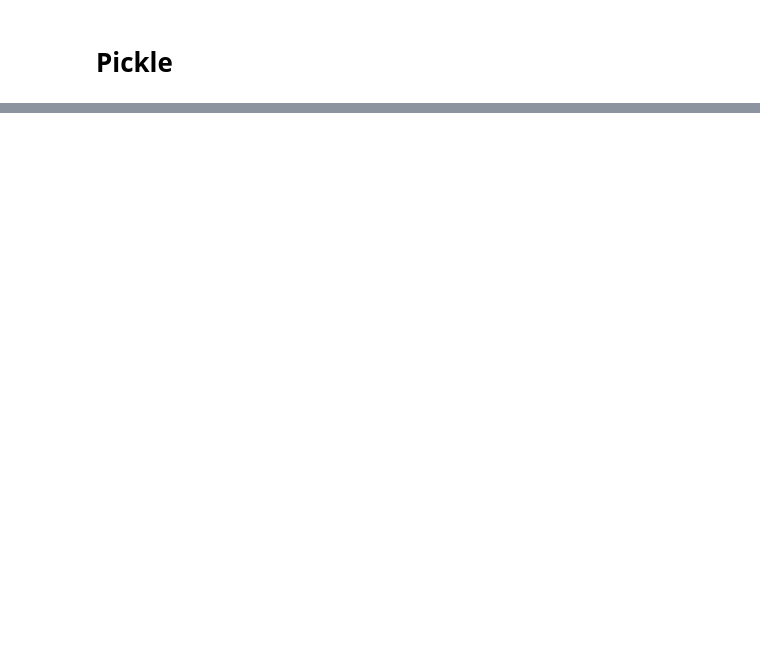
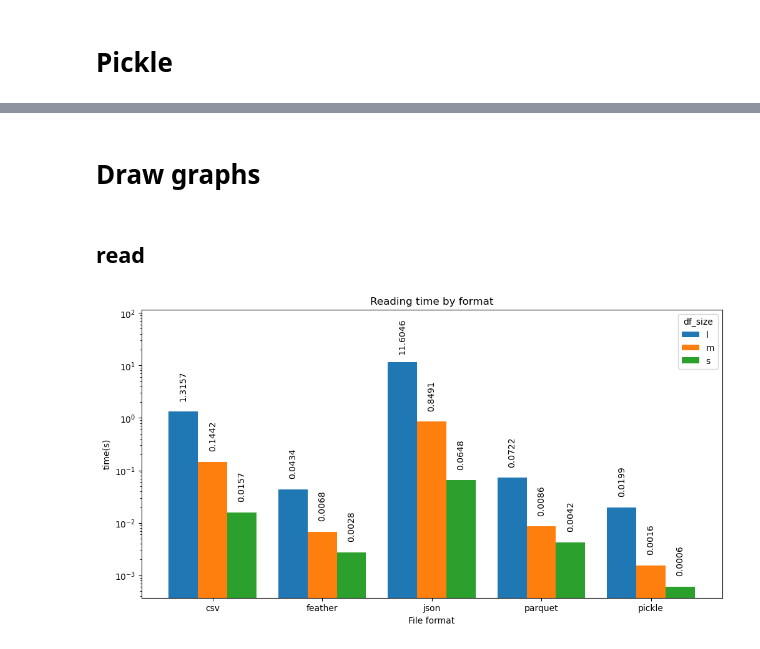
Before and after one commit to Fful/pyprog-course-WA, a Jupyter notebook: benchmarks.ipynb, the cells around one changed output, grey strips where cells are left out. Cells and saved outputs as stored; diff of their text form; code cells hidden in the pictures; blank space fills up the shorter version.

Commit message:
graphs

```diff
--- a/benchmarks.ipynb
+++ b/benchmarks.ipynb
@@ -216,0 +348,9 @@ metadata is saved
+# %%
+temp = df_large.benchmark(
+    f_name='l_parquet.parquet',
+    write_method=pd.DataFrame.to_parquet,
+    read_method=pd.read_parquet,
+    kwargs_write={'engine':'fastparquet'},
+    kwargs_read={'engine':'fastparquet'}
+)
+result = pd.concat([result, pd.DataFrame.from_dict(temp, orient='index').transpose()], ignore_index=True)
@@ -216,0 +364,3 @@ metadata is saved
+# %%
+result['size'] /= 1_000_000 # convert to MB
+result
@@ -216,0 +386,4 @@ metadata is saved
+# %%
+# group DF by 'format' and 'df_size'
+grouped = result.groupby(['format', 'df_size']).mean().unstack()
+grouped
@@ -216,0 +409,26 @@ metadata is saved
+# %% [markdown]
+# Draw graphs
+# %%
+def plot_data(df, title='', y_label=''):
+    ax = df.plot(kind='bar', figsize=(12, 6), width=0.8, logy=True)
+    for p in ax.patches:
+        ax.annotate(str(round(p.get_height(), 4)),
+                    (p.get_x() + p.get_width() / 2., p.get_height()),
+                    ha='center',
+                    va='center',
+                    xytext=(0, 30),
+                    textcoords='offset points',
+                    rotation=90
+                   )
+
+    plt.title(title)
+    plt.xlabel('File format')
+    plt.xticks(rotation=0)
+    plt.ylabel(y_label)
+    plt.ylim(top=df.max().max()*10)
+# %% [markdown]
+## read
+# %%
+plot_data(grouped['read'], 'Reading time by format', 'time(s)')
+# %% [output]
+[figure, added]
```
Also changed, not shown: parts of 33 cells of this notebook, 1 other file.
